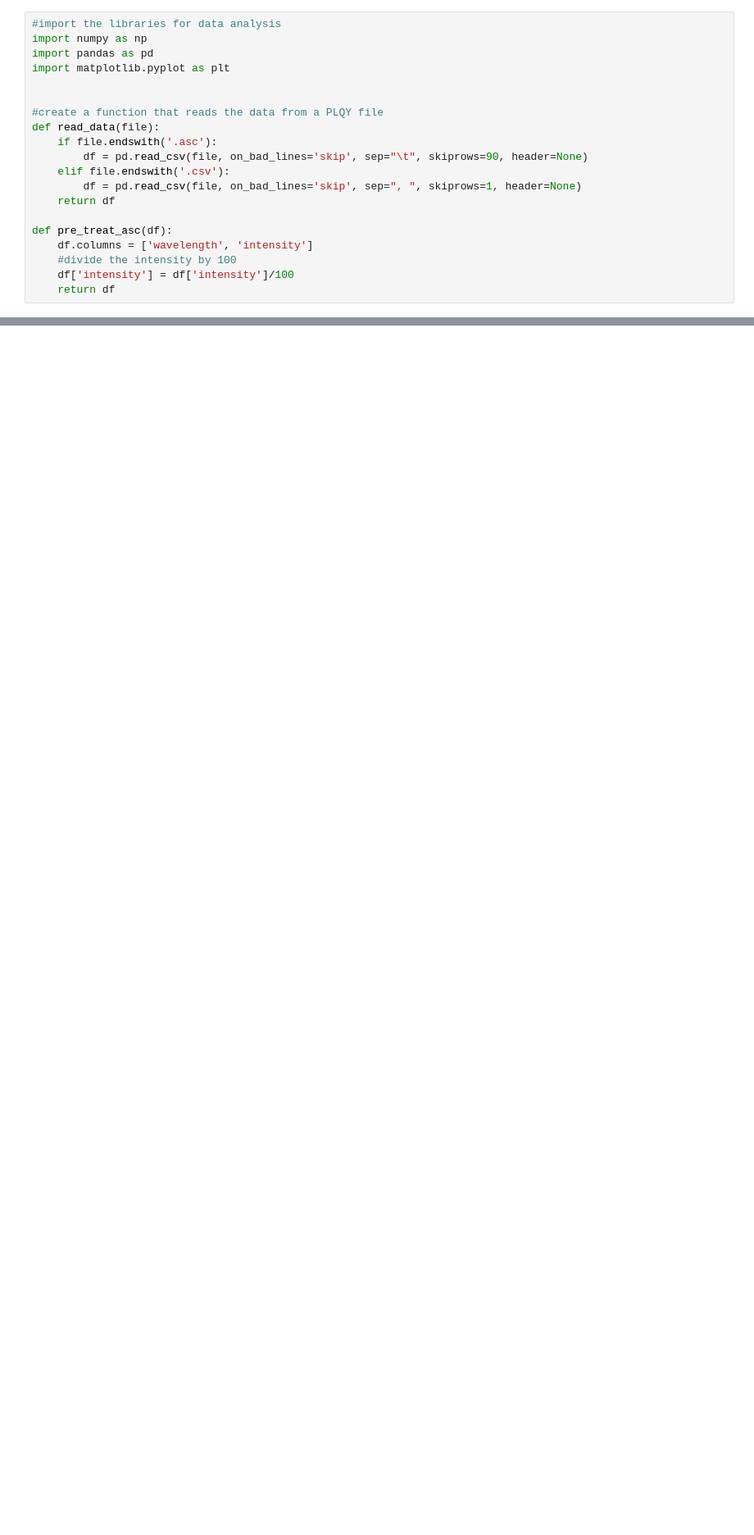
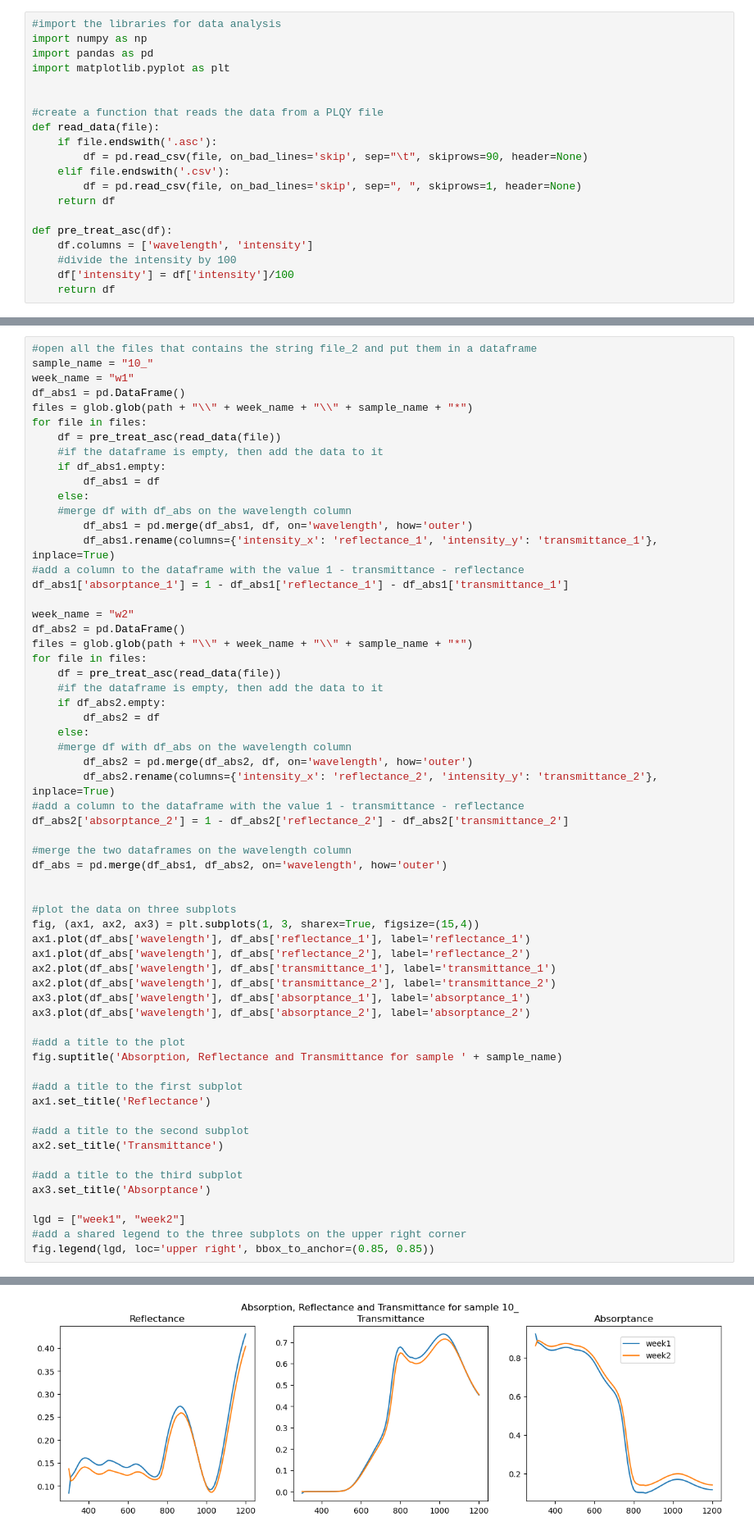
Before and after one commit to LuLuEhret/PV_lab_PdS, a Jupyter notebook: plot_uv.ipynb, the cells around one changed output, grey strips where cells are left out. Shown: that part at 82% size. Saved outputs shown, nothing was run; the diff lists cells and outputs as text; blank space fills up the shorter version.

```diff
--- a/plot_uv.ipynb
+++ b/plot_uv.ipynb
@@ -53,0 +54,62 @@ C:\Users\Lucas\Documents\1.EPFL\MA4\PdS\PV_lab_PdS\UV_VIS\w2\10_TR.Sample.asc
+# %%
+#open all the files that contains the string file_2 and put them in a dataframe
+sample_name = "10_"
+week_name = "w1"
+df_abs1 = pd.DataFrame()
+files = glob.glob(path + "\\" + week_name + "\\" + sample_name + "*")
+for file in files:
+    df = pre_treat_asc(read_data(file))
+    #if the dataframe is empty, then add the data to it
+    if df_abs1.empty:
+        df_abs1 = df
+    else:
+    #merge df with df_abs on the wavelength column
+        df_abs1 = pd.merge(df_abs1, df, on='wavelength', how='outer')
+        df_abs1.rename(columns={'intensity_x': 'reflectance_1', 'intensity_y': 'transmittance_1'}, inplace=True)
+#add a column to the dataframe with the value 1 - transmittance - reflectance
+df_abs1['absorptance_1'] = 1 - df_abs1['reflectance_1'] - df_abs1['transmittance_1']
+
+week_name = "w2"
+df_abs2 = pd.DataFrame()
+files = glob.glob(path + "\\" + week_name + "\\" + sample_name + "*")
+for file in files:
+    df = pre_treat_asc(read_data(file))
+    #if the dataframe is empty, then add the data to it
+    if df_abs2.empty:
+        df_abs2 = df
+    else:
+    #merge df with df_abs on the wavelength column
+        df_abs2 = pd.merge(df_abs2, df, on='wavelength', how='outer')
+        df_abs2.rename(columns={'intensity_x': 'reflectance_2', 'intensity_y': 'transmittance_2'}, inplace=True)
+#add a column to the dataframe with the value 1 - transmittance - reflectance
+df_abs2['absorptance_2'] = 1 - df_abs2['reflectance_2'] - df_abs2['transmittance_2']
+
+#merge the two dataframes on the wavelength column
+df_abs = pd.merge(df_abs1, df_abs2, on='wavelength', how='outer')
+
+
+#plot the data on three subplots
+fig, (ax1, ax2, ax3) = plt.subplots(1, 3, sharex=True, figsize=(15,4))
+ax1.plot(df_abs['wavelength'], df_abs['reflectance_1'], label='reflectance_1')
+ax1.plot(df_abs['wavelength'], df_abs['reflectance_2'], label='reflectance_2')
+ax2.plot(df_abs['wavelength'], df_abs['transmittance_1'], label='transmittance_1')
+ax2.plot(df_abs['wavelength'], df_abs['transmittance_2'], label='transmittance_2')
+ax3.plot(df_abs['wavelength'], df_abs['absorptance_1'], label='absorptance_1')
+ax3.plot(df_abs['wavelength'], df_abs['absorptance_2'], label='absorptance_2')
+
+#add a title to the plot
+fig.suptitle('Absorption, Reflectance and Transmittance for sample ' + sample_name)
+
+#add a title to the first subplot
+ax1.set_title('Reflectance')
+
+#add a title to the second subplot
+ax2.set_title('Transmittance')
+
+#add a title to the third subplot
+ax3.set_title('Absorptance')
+
+lgd = ["week1", "week2"]
+#add a shared legend to the three subplots on the upper right corner
+fig.legend(lgd, loc='upper right', bbox_to_anchor=(0.85, 0.85))
+# %% [output]
@@ -53,0 +117 @@ C:\Users\Lucas\Documents\1.EPFL\MA4\PdS\PV_lab_PdS\UV_VIS\w2\10_TR.Sample.asc
+[figure, added]
```
Also changed, not shown: parts of 2 cells of this notebook, 3 other files.
